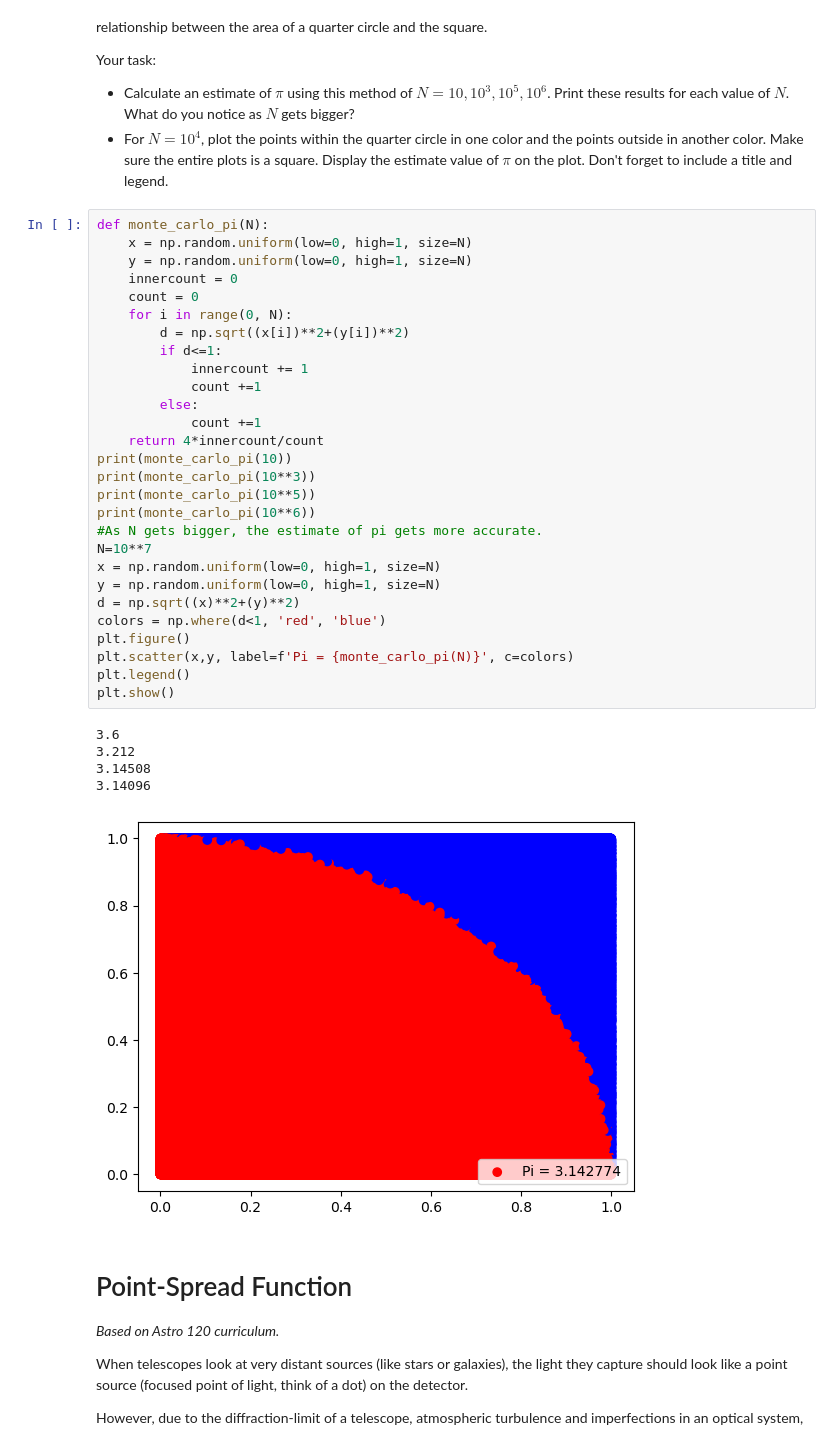
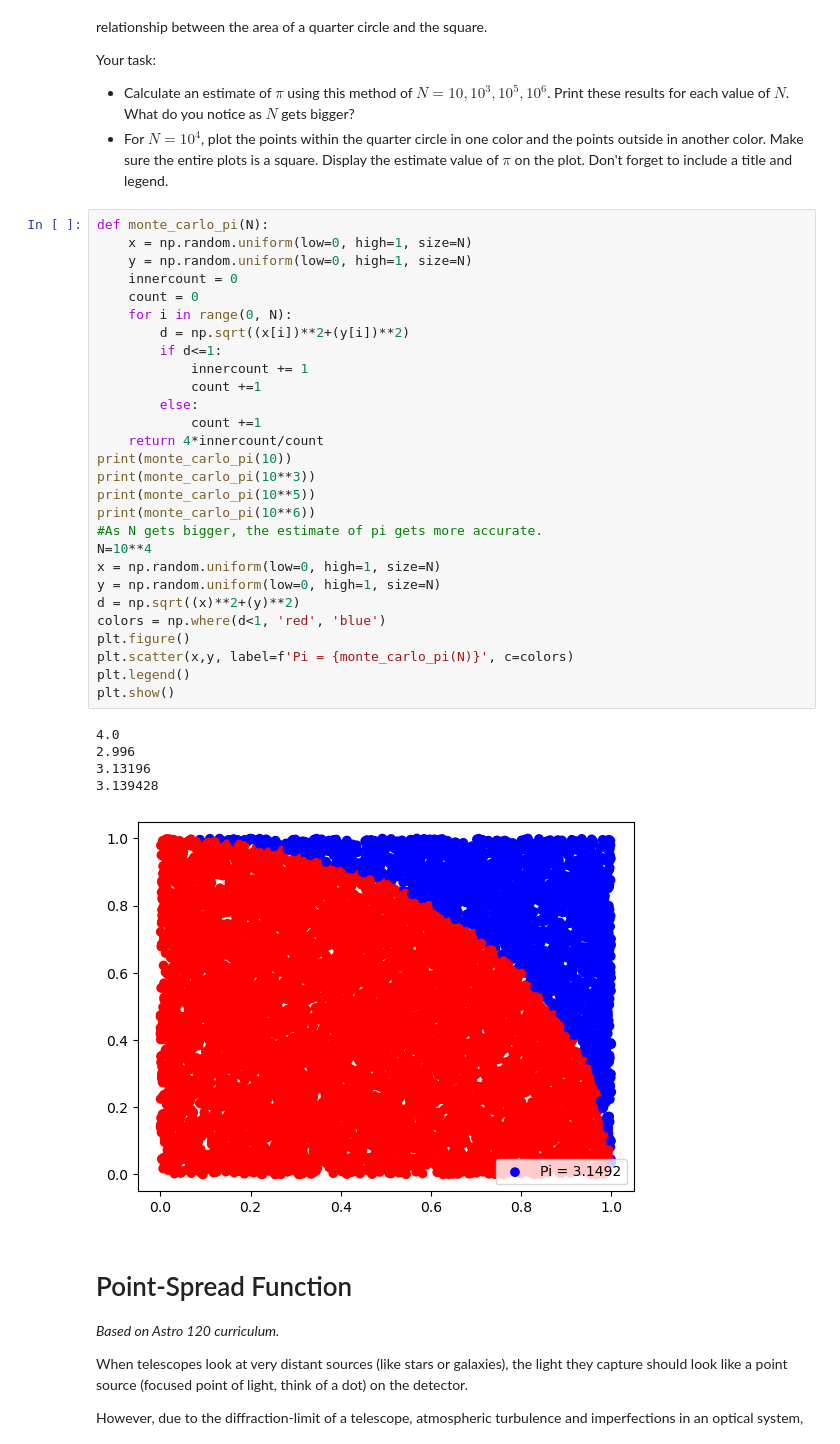
Before and after one commit to edutnall/elliot_decal, a Jupyter notebook: homework10/homework10.ipynb, the cells around one changed output. Drawn from its saved outputs; the diff is of its cells as text.

```diff
--- a/homework10/homework10.ipynb
+++ b/homework10/homework10.ipynb
@@ -111,37 +111,37 @@ Your task:
 # %%
 def monte_carlo_pi(N):
     x = np.random.uniform(low=0, high=1, size=N)
     y = np.random.uniform(low=0, high=1, size=N)
     innercount = 0
     count = 0
     for i in range(0, N):
         d = np.sqrt((x[i])**2+(y[i])**2)
         if d<=1:
             innercount += 1
             count +=1
         else:
             count +=1
     return 4*innercount/count
 print(monte_carlo_pi(10))
 print(monte_carlo_pi(10**3))
 print(monte_carlo_pi(10**5))
 print(monte_carlo_pi(10**6))
 #As N gets bigger, the estimate of pi gets more accurate.
-N=10**7
+N=10**4
 x = np.random.uniform(low=0, high=1, size=N)
 y = np.random.uniform(low=0, high=1, size=N)
 d = np.sqrt((x)**2+(y)**2)
 colors = np.where(d<1, 'red', 'blue')
 plt.figure()
 plt.scatter(x,y, label=f'Pi = {monte_carlo_pi(N)}', c=colors)
 plt.legend()
 plt.show()
 # %% [output]
-3.6
-3.212
-3.14508
-3.14096
+4.0
+2.996
+3.13196
+3.139428
-[figure, old version]
+[figure, new version]
 # %% [markdown]
 # Point-Spread Function
 
```
